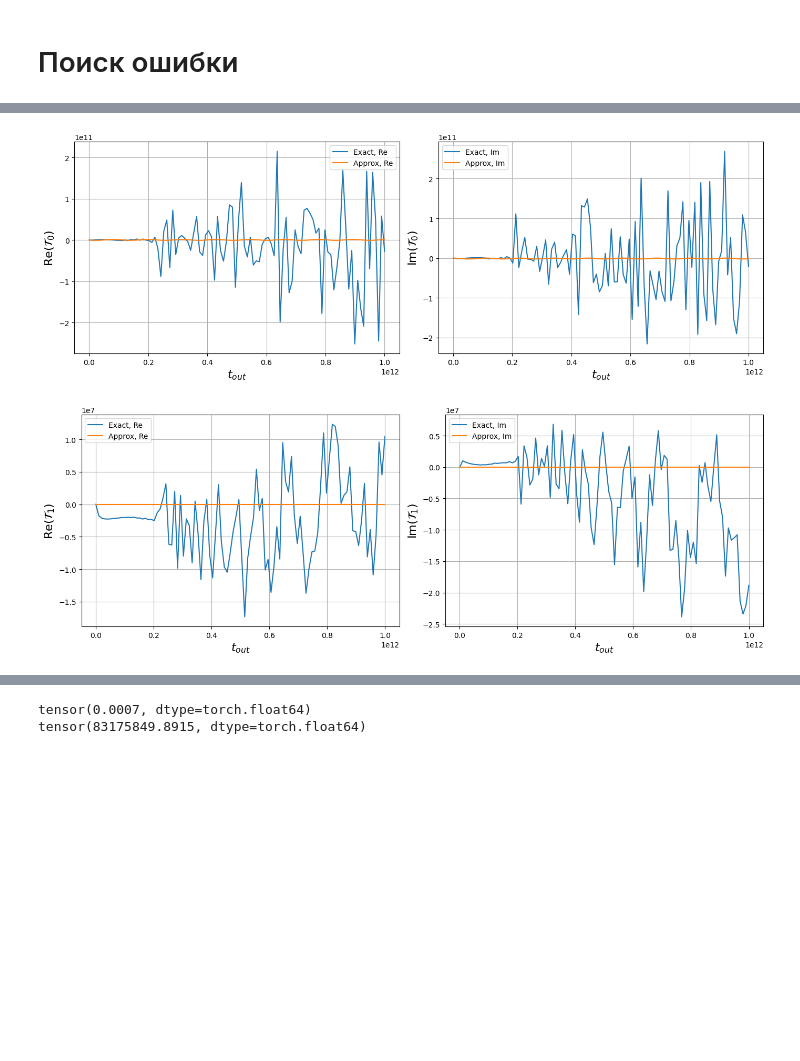
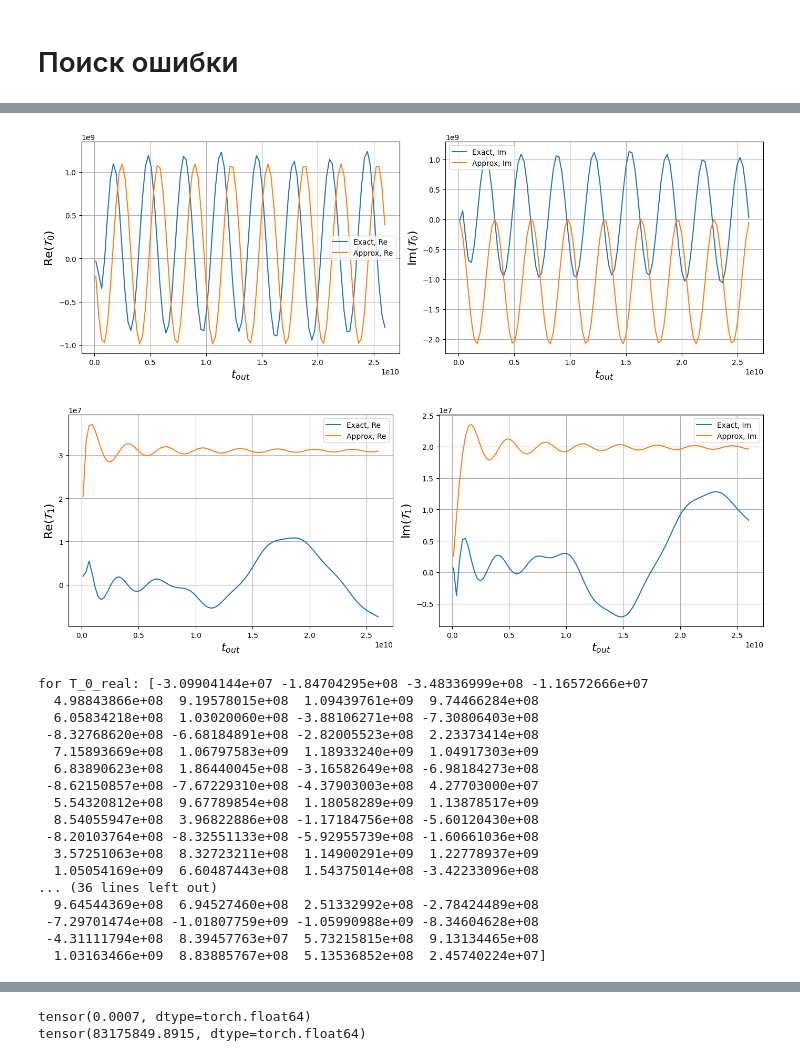
Before and after one commit to Ul1anchik/Itmo, a Jupyter notebook: torch_ref_(7)_corrected (2).ipynb, the cells around one changed output, grey strips where cells are left out. Drawn from its saved outputs; the diff is of its cells as text; code cells hidden in the pictures; blank space fills up the shorter version.

```diff
--- a/torch_ref_(7)_corrected (2).ipynb
+++ b/torch_ref_(7)_corrected (2).ipynb
@@ -791,5 +795,12 @@ plt.show()
 # %%
-tspec = np.linspace(t_in, 1e12, 100)
+import numpy as np
+
+tspec = np.linspace (1.32e8, 2.6e10, 100) #- tint0 like approx
+
+# tspec = np.linspace (1.32e11, 2e11, 100) #- difficult to see the beginning of difference for tint0, 4.3e9
+# tspec = np.linspace(2.6e10, 2e11, 100)
+# tspec = np.linspace(1.1e11, 2e11, 100)
+
 
 tint0_Texact = [TT_wide_Texact(si, li, pzi, sf, lf, pzf, kp, kp*rho_H, t_in, T)[1] / (rho_H * Ffun(si, li, sf, lf, kp*rho_H)) for T in tspec]
 tint0 = [TT_wide(si, li, pzi, sf, lf, pzf, kp, kp*rho_H, t_in, T)[1] / (rho_H * Ffun(si, li , sf, lf, kp*rho_H)) for T in tspec]
@@ -816,34 +827,61 @@ ax2.grid()
 ax2.set_xlabel("$t_{out}$", fontsize=16)
 ax2.set_ylabel("Im($\mathcal{T}_0$)", fontsize=16)
 
 # Adjust layout and show
 plt.tight_layout()
 plt.show()
 
-
-
 # Create a figure with 2 subplots (1 row, 2 columns)
 fig, (ax1, ax2) = plt.subplots(1, 2, figsize=(14, 5))
 
 # Plot real parts on the first subplot
 ax1.plot(tspec, np.array(tint1_Texact).real, label='Exact, Re')
 ax1.plot(tspec, np.array(tint1).real, label='Approx, Re')
 ax1.legend()
 ax1.grid()
 ax1.set_xlabel("$t_{out}$", fontsize=16)
 ax1.set_ylabel("Re($\mathcal{T}_1$)", fontsize=16)
 
 # Plot imaginary parts on the second subplot
 ax2.plot(tspec, np.array(tint1_Texact).imag, label='Exact, Im')
 ax2.plot(tspec, np.array(tint1).imag, label='Approx, Im')
 ax2.legend()
 ax2.grid()
 ax2.set_xlabel("$t_{out}$", fontsize=16)
 ax2.set_ylabel("Im($\mathcal{T}_1$)", fontsize=16)
 
 # Adjust layout and show
 plt.tight_layout()
 plt.show()
+
+print("for T_0_real:", np.array(tint0_Texact).real)
+target = 2.46770752e+09
+idx = np.argmin(np.abs(np.array(tint0_Texact).real - target))
+value = tspec[idx]
+print("t_out at tint0_Texact =", target, "is", value)
+print("index", idx)
+
+print("for T_0_imag:", np.array(tint0_Texact).imag)
+
+# print("for T_1_real:", np.array(tint1_Texact).real)
+# print("for T_1_imag:", np.array(tint1_Texact).imag)
 # %% [output]
-[figure, old version]
+[figure, new version]
-[figure, old version]
+[figure, new version]
+for T_0_real: [-3.09904144e+07 -1.84704295e+08 -3.48336999e+08 -1.16572666e+07
+  4.98843866e+08  9.19578015e+08  1.09439761e+09  9.74466284e+08
+  6.05834218e+08  1.03020060e+08 -3.88106271e+08 -7.30806403e+08
+ -8.32768620e+08 -6.68184891e+08 -2.82005523e+08  2.23373414e+08
+  7.15893669e+08  1.06797583e+09  1.18933240e+09  1.04917303e+09
+  6.83890623e+08  1.86440045e+08 -3.16582649e+08 -6.98184273e+08
+ -8.62150857e+08 -7.67229310e+08 -4.37903003e+08  4.27703000e+07
+  5.54320812e+08  9.67789854e+08  1.18058289e+09  1.13878517e+09
+  8.54055947e+08  3.96822886e+08 -1.17184756e+08 -5.60120430e+08
+ -8.20103764e+08 -8.32551133e+08 -5.92955739e+08 -1.60661036e+08
+  3.57251063e+08  8.32723211e+08  1.14900291e+09  1.22778937e+09
+  1.05054169e+09  6.60487443e+08  1.54375014e+08 -3.42233096e+08
+... (36 lines left out)
+  9.64544369e+08  6.94527460e+08  2.51332992e+08 -2.78424489e+08
+ -7.29701474e+08 -1.01807759e+09 -1.05990988e+09 -8.34604628e+08
+ -4.31111794e+08  8.39457763e+07  5.73215815e+08  9.13134465e+08
+  1.03163466e+09  8.83885767e+08  5.13536852e+08  2.45740224e+07]
```
Also changed, not shown: parts of 7 cells of this notebook, 23 other files.
